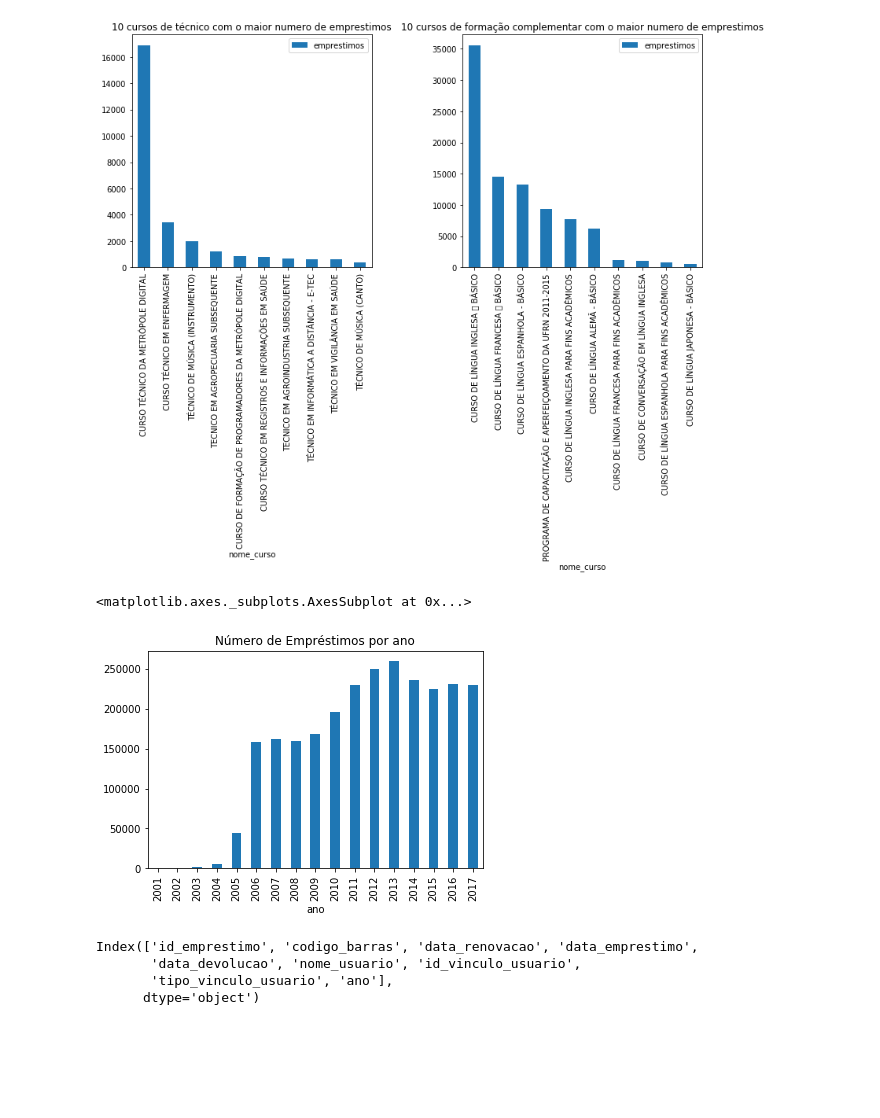
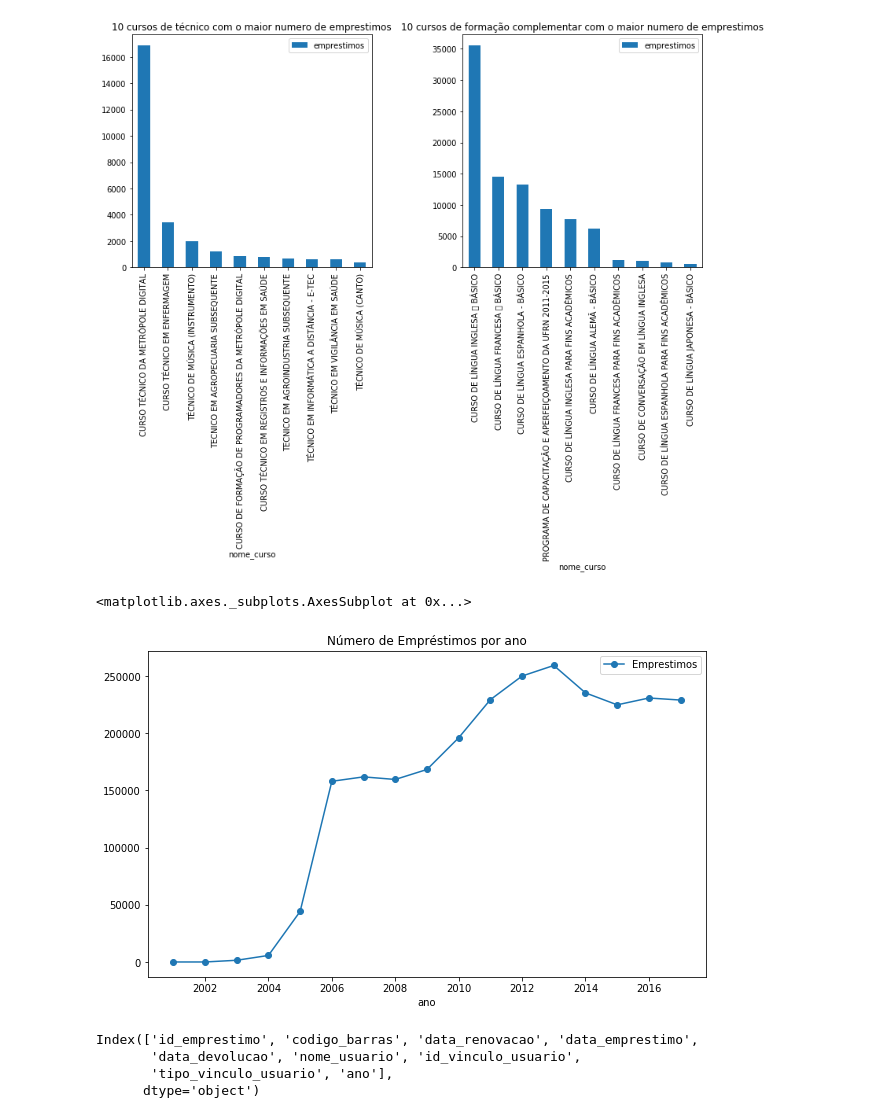
Before and after one commit to JohnVithor/Data_Science_2019_U2, a Jupyter notebook: Biblioteca.ipynb, the cells around one changed output. Saved outputs shown, nothing was run; the diff lists cells and outputs as text; code cells hidden in the pictures; blank space fills up the shorter version.

```diff
--- a/Biblioteca.ipynb
+++ b/Biblioteca.ipynb
@@ -11,6 +11,8 @@ from glob import glob
 import pandas as pd
 import numpy as np
 import matplotlib.pyplot as plt
+import seaborn as sns
+sns.set()
 # %%
 # Lendo os dados dos emprestimos
 Dados_Emprestimos = glob("Dados_Abertos/Dados_Emprestimos/*.csv")
@@ -144,11 +143,14 @@ plt.show()
 # Contabilizando numero de emprestimos por ano
 emprestimos_ano = emprestimos_all.groupby(["ano"])["id_emprestimo"].count()
 emprestimos_ano = pd.DataFrame(emprestimos_ano)
+# %%
+emprestimos_ano.columns = ["Emprestimos"]
 # %%
-emprestimos_ano.plot(kind='bar', title="Número de Empréstimos por ano", legend=False)
+#sns.relplot(kind="line", data=emprestimos_ano["Emprestimos"])
+emprestimos_ano.plot(kind='line', title="Número de Empréstimos por ano", legend=True, figsize=(10,6), style=["o-"])
 # %% [output]
 <matplotlib.axes._subplots.AxesSubplot at 0x...>
-[figure, old version]
+[figure, new version]
 # %%
 emprestimos_all.columns
 # %% [output]
```
Also changed, not shown: parts of 19 cells of this notebook.
